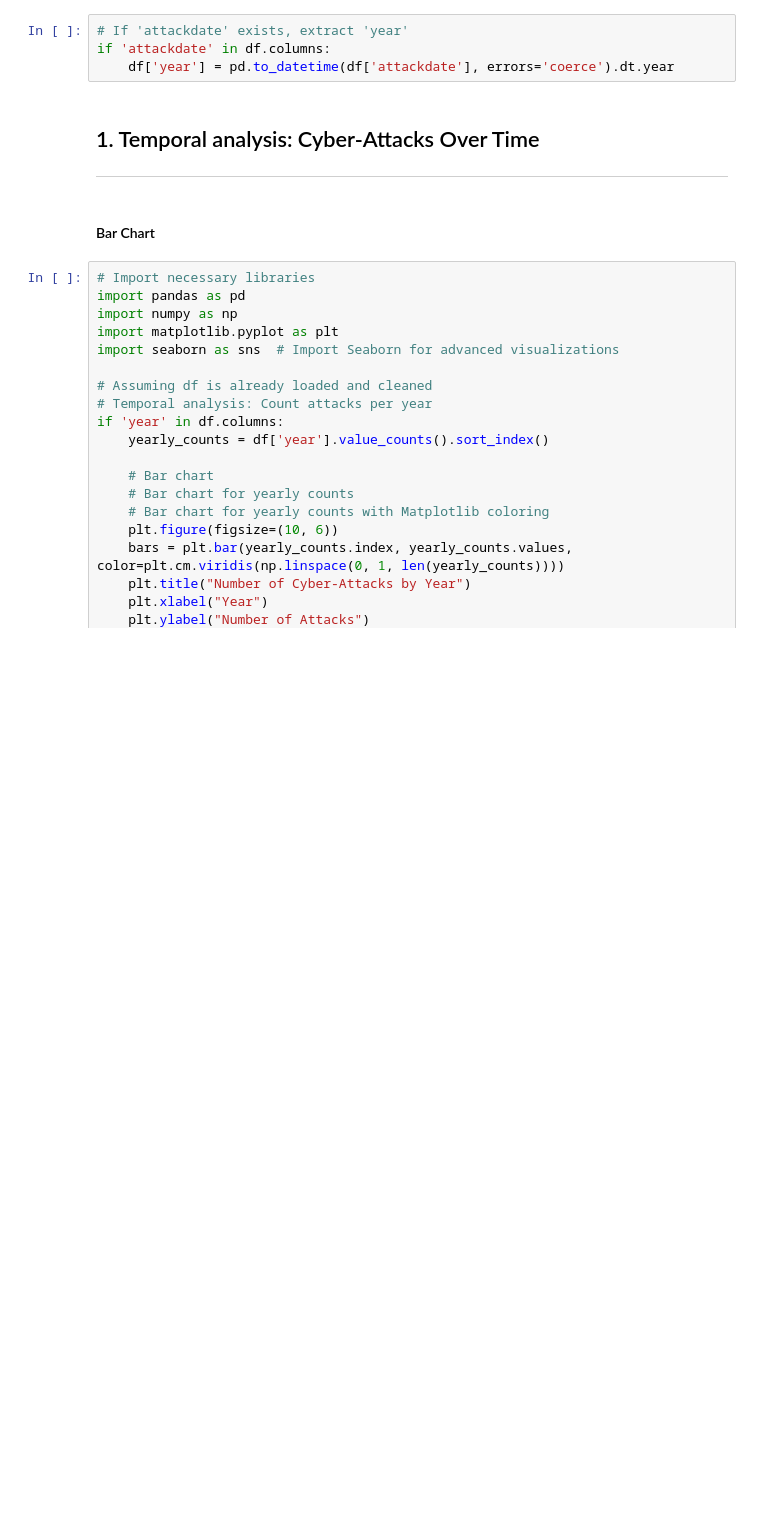
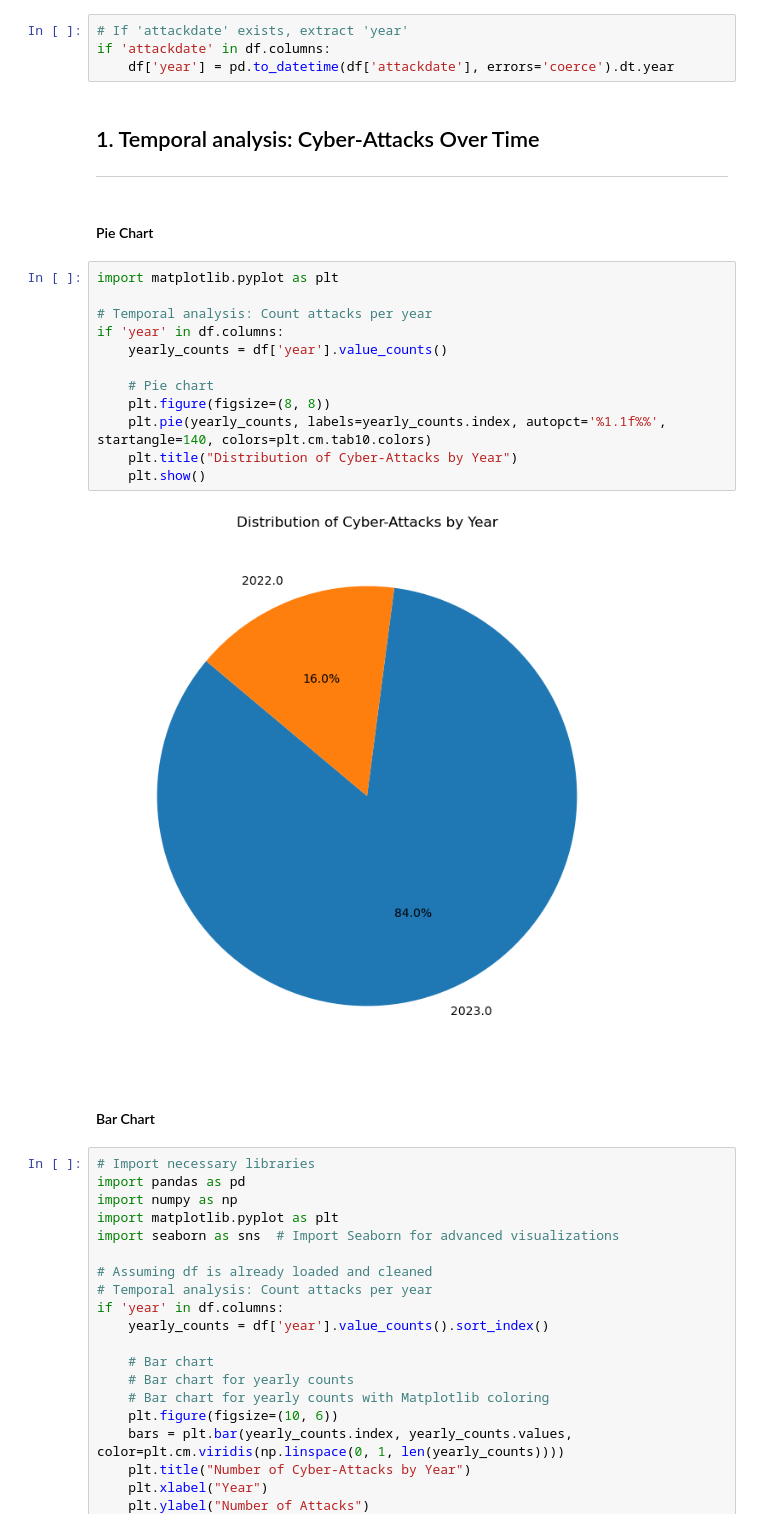
Before and after one commit to hugcamrom/PFDA-project, a Jupyter notebook: notebooks/cybercrime-visual-analysis.ipynb, the cells around one changed output. Saved outputs shown, nothing was run; the diff lists cells and outputs as text; blank space fills up the shorter version.

```diff
--- a/notebooks/cybercrime-visual-analysis.ipynb
+++ b/notebooks/cybercrime-visual-analysis.ipynb
@@ -73,6 +73,22 @@ if 'attackdate' in df.columns:
 ## 1. Temporal analysis: Cyber-Attacks Over Time
 
 ***
+# %% [markdown]
+#### Pie Chart
+# %%
+import matplotlib.pyplot as plt
+
+# Temporal analysis: Count attacks per year
+if 'year' in df.columns:
+    yearly_counts = df['year'].value_counts()
+
+    # Pie chart
+    plt.figure(figsize=(8, 8))
+    plt.pie(yearly_counts, labels=yearly_counts.index, autopct='%1.1f%%', startangle=140, colors=plt.cm.tab10.colors)
+    plt.title("Distribution of Cyber-Attacks by Year")
+    plt.show()
+# %% [output]
+[figure, added]
 # %% [markdown]
 #### Bar Chart
 # %%
```
Also changed, not shown: parts of 2 cells of this notebook.
